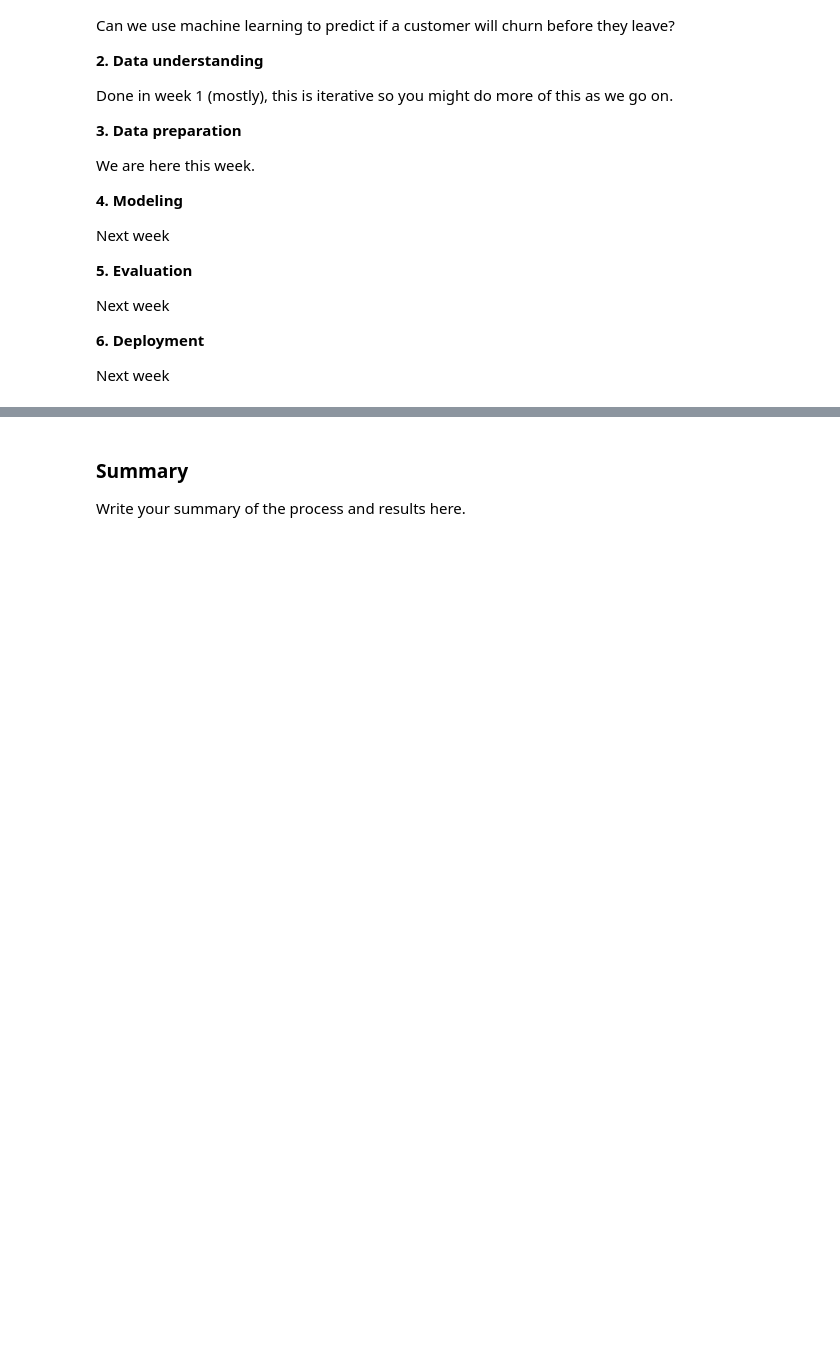
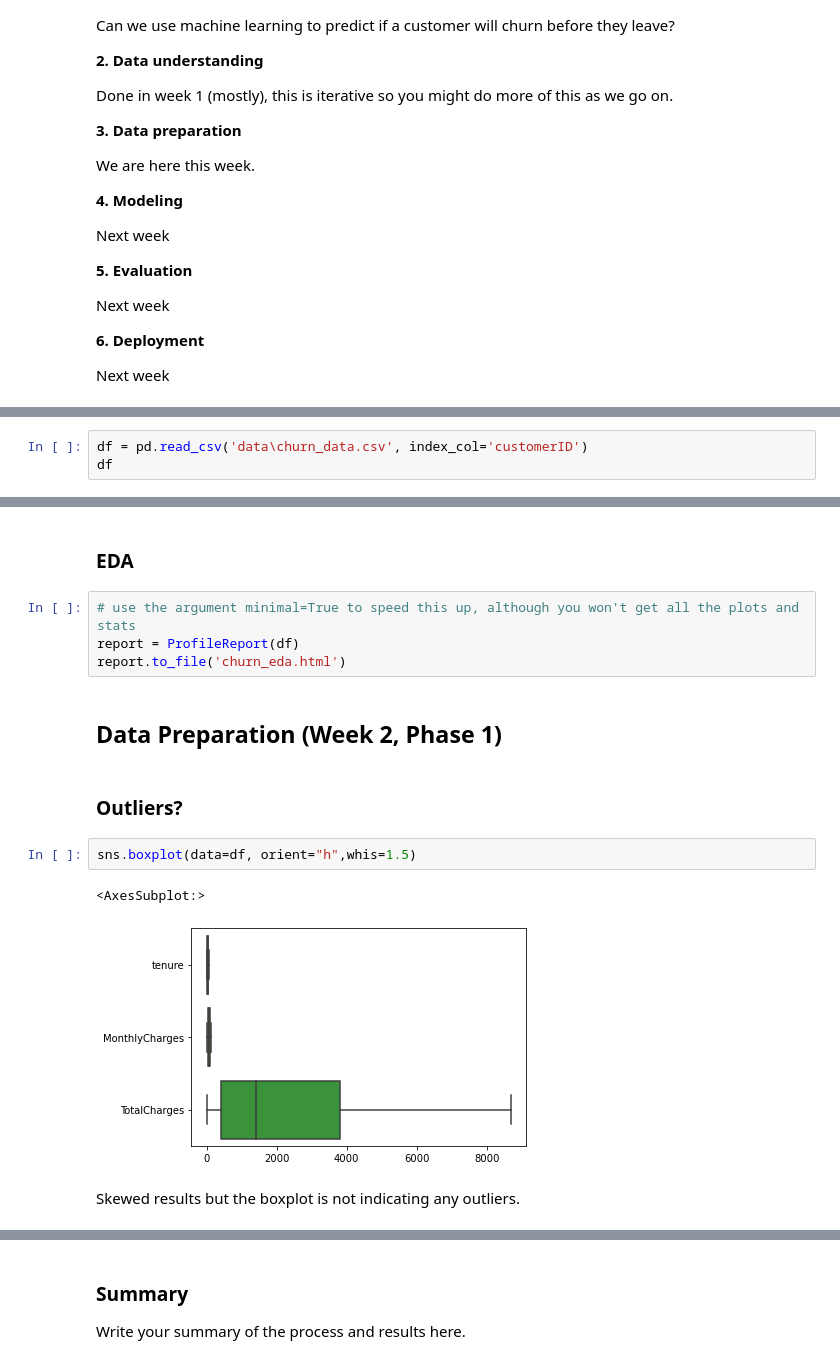
Before and after one commit to kscully-dotcom/msds600, a Jupyter notebook: assignment/week2/Week_2_Assignment_starter.ipynb, the cells around one changed output, grey strips where cells are left out. Cells and saved outputs as stored; diff of their text form; blank space fills up the shorter version.

```diff
--- a/assignment/week2/Week_2_Assignment_starter.ipynb
+++ b/assignment/week2/Week_2_Assignment_starter.ipynb
@@ -46,0 +57,3 @@ Next week
+# %%
+df = pd.read_csv('data\churn_data.csv', index_col='customerID')
+df
@@ -46,0 +75,17 @@ Next week
+# %% [markdown]
+### EDA
+# %%
+# use the argument minimal=True to speed this up, although you won't get all the plots and stats
+report = ProfileReport(df)
+report.to_file('churn_eda.html')
+# %% [markdown]
+## Data Preparation (Week 2, Phase 1)
+# %% [markdown]
+### Outliers?
+# %%
+sns.boxplot(data=df, orient="h",whis=1.5)
+# %% [output]
+<AxesSubplot:>
+[figure, added]
+# %% [markdown]
+Skewed results but the boxplot is not indicating any outliers.
```
Also changed, not shown: parts of 51 cells of this notebook, 16 other files.
